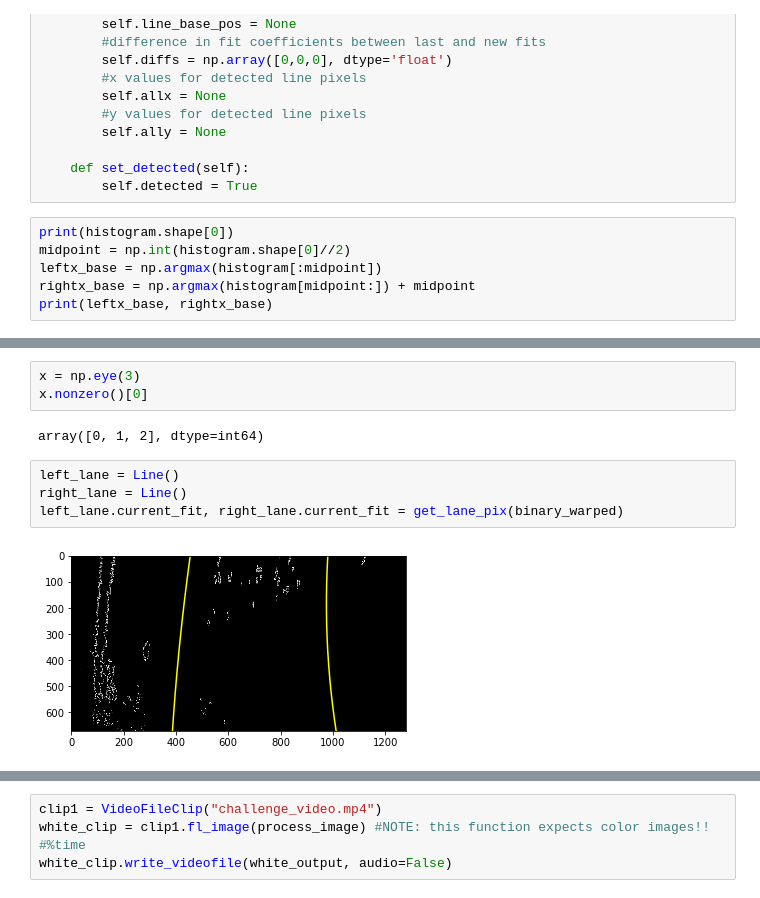
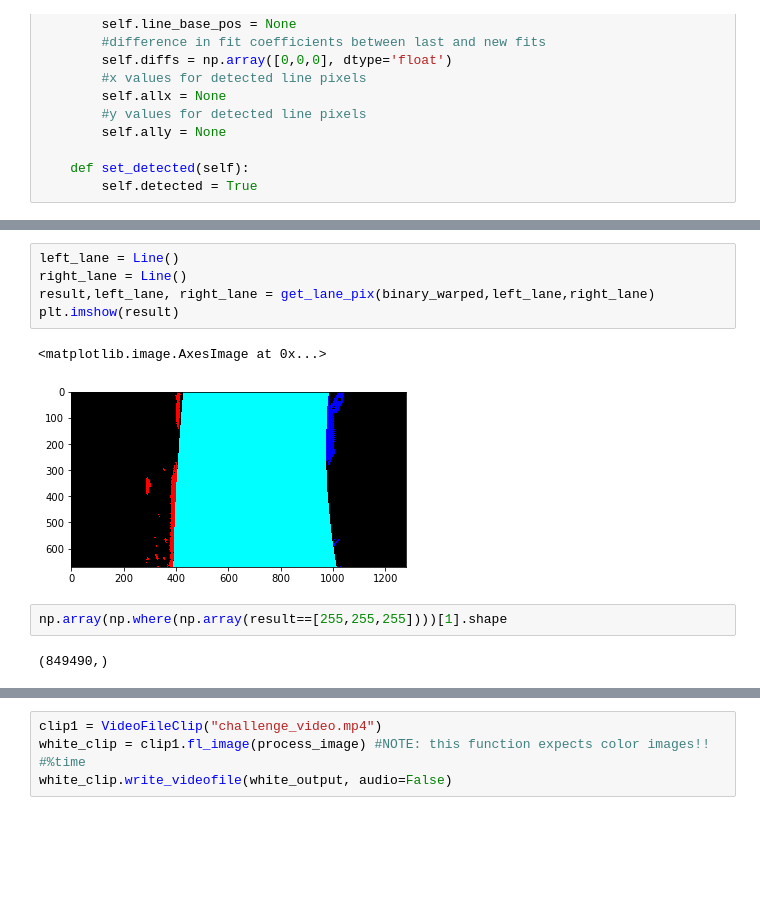
Before and after one commit to eeeja/CarND-Advanced-Lane-Lines, a Jupyter notebook: Advanced Lane Finding.ipynb, the cells around one changed output, grey strips where cells are left out. Drawn from its saved outputs; the diff is of its cells as text; blank space fills up the shorter version.

Commit message:
Filled in road between lane lines

```diff
--- a/Advanced Lane Finding.ipynb
+++ b/Advanced Lane Finding.ipynb
@@ -876,9 +875,3 @@ class Line():
 
     def set_detected(self):
         self.detected = True
-# %%
-print(histogram.shape[0])
-midpoint = np.int(histogram.shape[0]//2)
-leftx_base = np.argmax(histogram[:midpoint])
-rightx_base = np.argmax(histogram[midpoint:]) + midpoint
-print(leftx_base, rightx_base)
@@ -977,14 +1013,15 @@ uint8
-# %%
-x = np.eye(3)
-x.nonzero()[0]
-# %% [output]
-array([0, 1, 2], dtype=int64)
 # %%
 left_lane = Line()
 right_lane = Line()
-left_lane.current_fit, right_lane.current_fit = get_lane_pix(binary_warped)
+result,left_lane, right_lane = get_lane_pix(binary_warped,left_lane,right_lane)
+plt.imshow(result)
 # %% [output]
+<matplotlib.image.AxesImage at 0x...>
-[figure, old version]
+[figure, new version]
+# %%
+np.array(np.where(np.array(result==[255,255,255])))[1].shape
+# %% [output]
+(849490,)
 # %%
 # Set Sliding window
 # Assume you now have a new warped binary image
```
Also changed, not shown: parts of 17 cells of this notebook.
